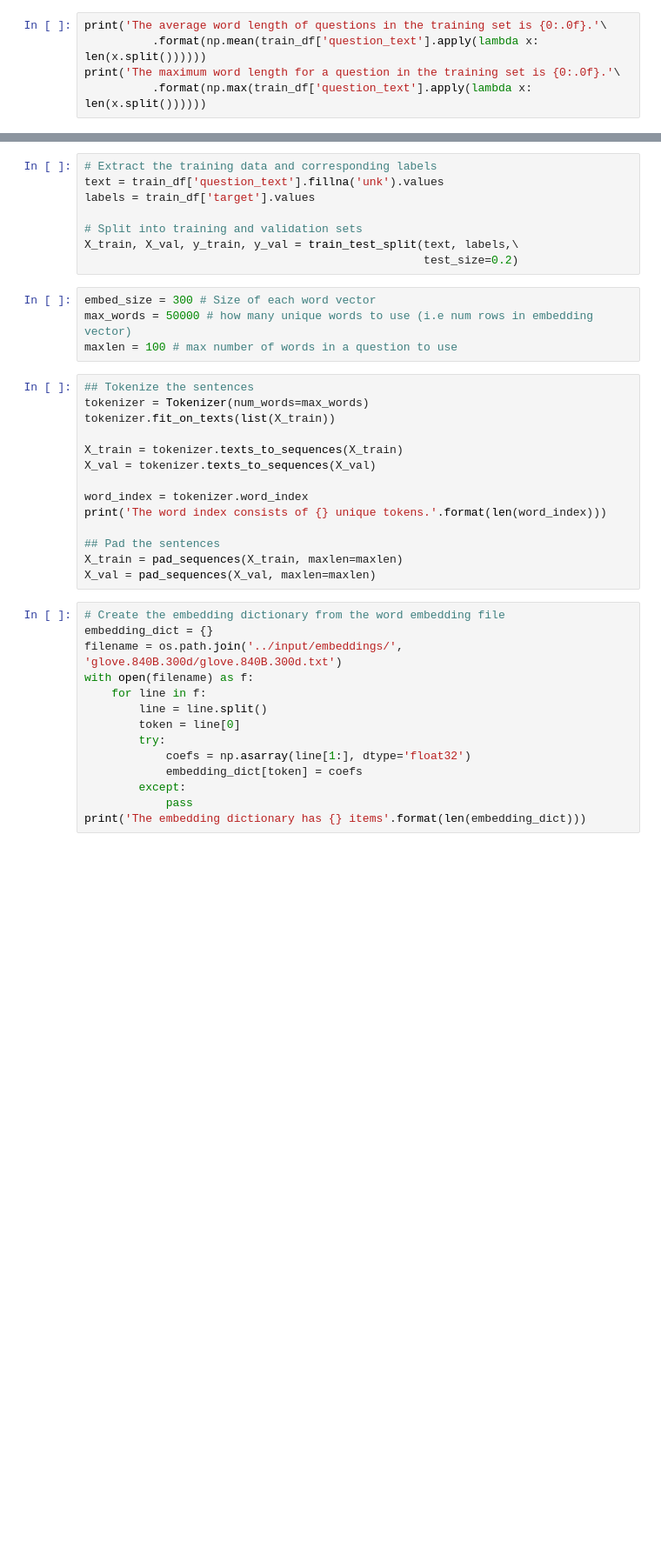
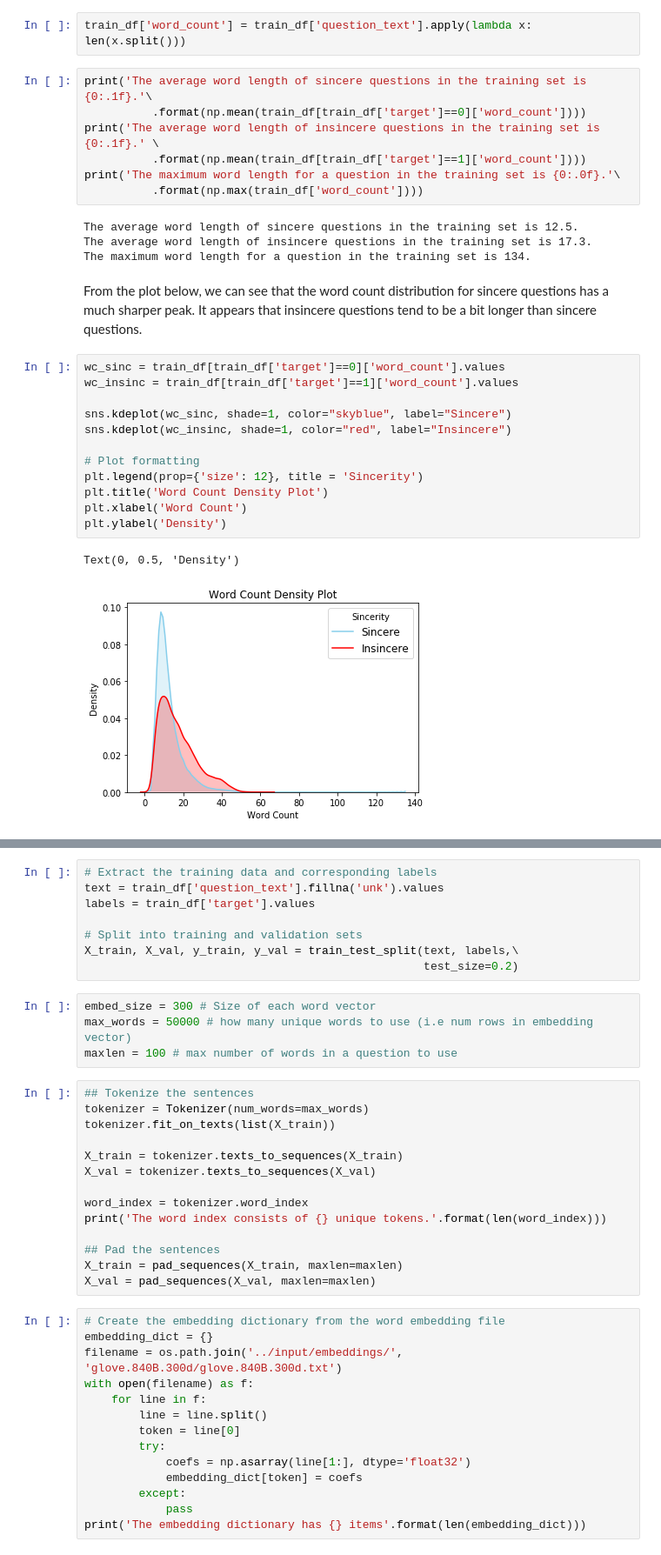
Before and after one commit to bmmidei/Toxic-Comment-Classifier, a Jupyter notebook: src/lstm.ipynb, the cells around one changed output, grey strips where cells are left out. Shown at 87% size. Saved outputs shown, nothing was run; the diff lists cells and outputs as text; blank space fills up the shorter version.

```diff
--- a/src/lstm.ipynb
+++ b/src/lstm.ipynb
@@ -26,5 +91,30 @@ train_df.head()
+# %%
+train_df['word_count'] = train_df['question_text'].apply(lambda x: len(x.split()))
 # %%
-print('The average word length of questions in the training set is {0:.0f}.'\
-          .format(np.mean(train_df['question_text'].apply(lambda x: len(x.split())))))
+print('The average word length of sincere questions in the training set is {0:.1f}.'\
+          .format(np.mean(train_df[train_df['target']==0]['word_count'])))
+print('The average word length of insincere questions in the training set is {0:.1f}.' \
+          .format(np.mean(train_df[train_df['target']==1]['word_count'])))
 print('The maximum word length for a question in the training set is {0:.0f}.'\
-          .format(np.max(train_df['question_text'].apply(lambda x: len(x.split())))))
+          .format(np.max(train_df['word_count'])))
+# %% [output]
+The average word length of sincere questions in the training set is 12.5.
+The average word length of insincere questions in the training set is 17.3.
+The maximum word length for a question in the training set is 134.
+# %% [markdown]
+From the plot below, we can see that the word count distribution for sincere questions has a much sharper peak. It appears that insincere questions tend to be a bit longer than sincere questions.
+# %%
+wc_sinc = train_df[train_df['target']==0]['word_count'].values
+wc_insinc = train_df[train_df['target']==1]['word_count'].values
+
+sns.kdeplot(wc_sinc, shade=1, color="skyblue", label="Sincere")
+sns.kdeplot(wc_insinc, shade=1, color="red", label="Insincere")
+
+# Plot formatting
+plt.legend(prop={'size': 12}, title = 'Sincerity')
+plt.title('Word Count Density Plot')
+plt.xlabel('Word Count')
+plt.ylabel('Density')
+# %% [output]
+Text(0, 0.5, 'Density')
+[figure, added]
```
Also changed, not shown: parts of 24 cells of this notebook.
